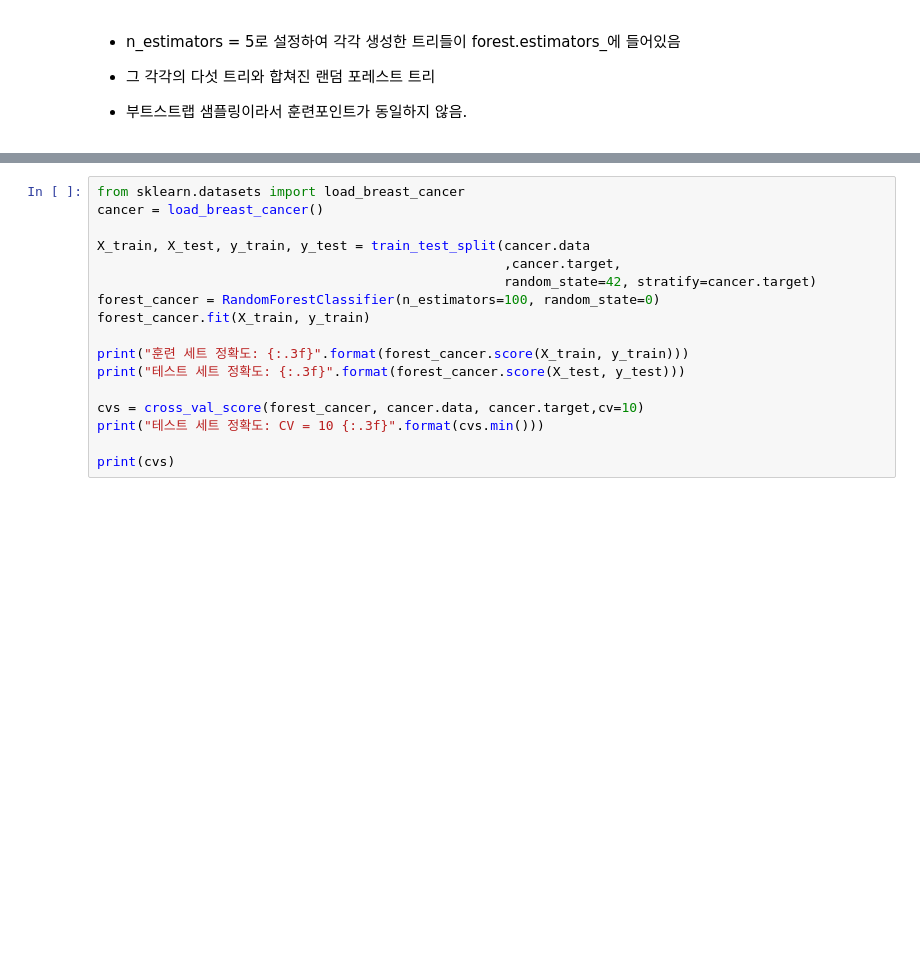
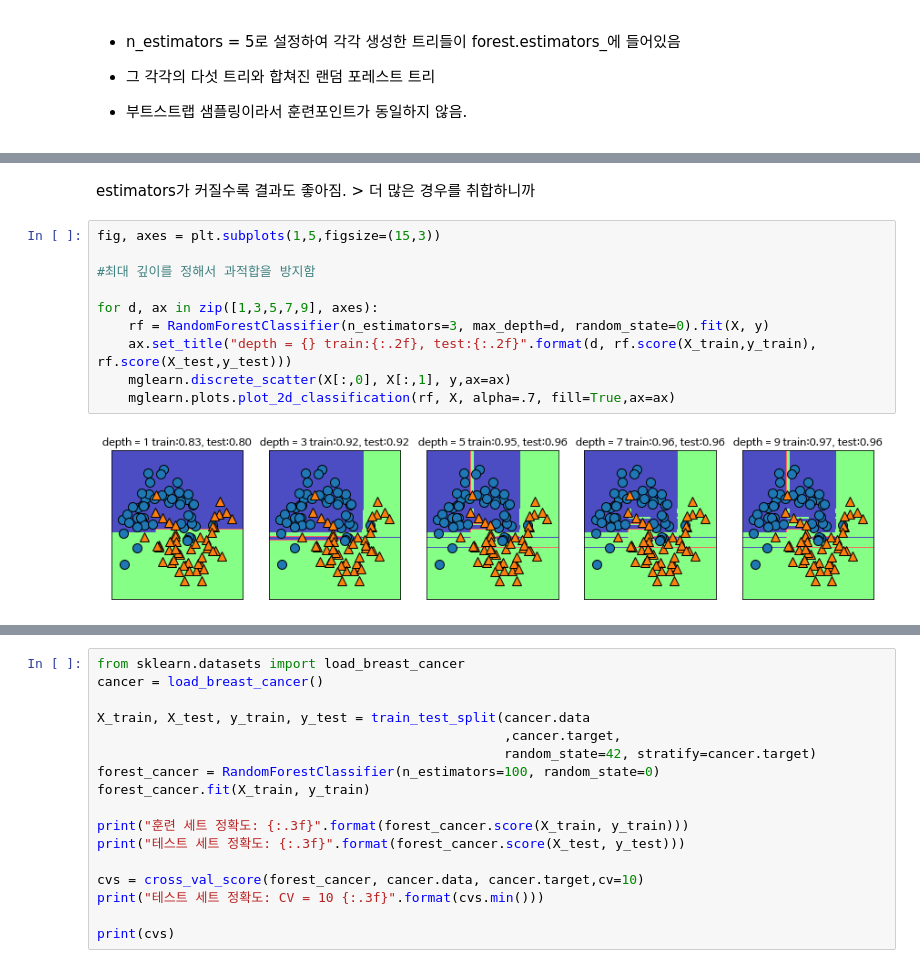
Before and after one commit to comet08/Machine_Learning, a Jupyter notebook: 4주차/RandomForest.ipynb, the cells around one changed output, grey strips where cells are left out. Saved outputs shown, nothing was run; the diff lists cells and outputs as text; blank space fills up the shorter version.

Commit message:
add param test result

```diff
--- a/4주차/RandomForest.ipynb
+++ b/4주차/RandomForest.ipynb
@@ -133,0 +146,14 @@ mglearn.discrete_scatter(X[:, 0], X[:, 1], y, ax=axes[1][2])
+# %% [markdown]
+estimators가 커질수록 결과도 좋아짐. > 더 많은 경우를 취합하니까
+# %%
+fig, axes = plt.subplots(1,5,figsize=(15,3))
+
+#최대 깊이를 정해서 과적합을 방지함
+
+for d, ax in zip([1,3,5,7,9], axes):
+    rf = RandomForestClassifier(n_estimators=3, max_depth=d, random_state=0).fit(X, y)
+    ax.set_title("depth = {} train:{:.2f}, test:{:.2f}".format(d, rf.score(X_train,y_train), rf.score(X_test,y_test)))
+    mglearn.discrete_scatter(X[:,0], X[:,1], y,ax=ax)
+    mglearn.plots.plot_2d_classification(rf, X, alpha=.7, fill=True,ax=ax)
+# %% [output]
+[figure, added]
```
Also changed, not shown: parts of 9 cells of this notebook.
